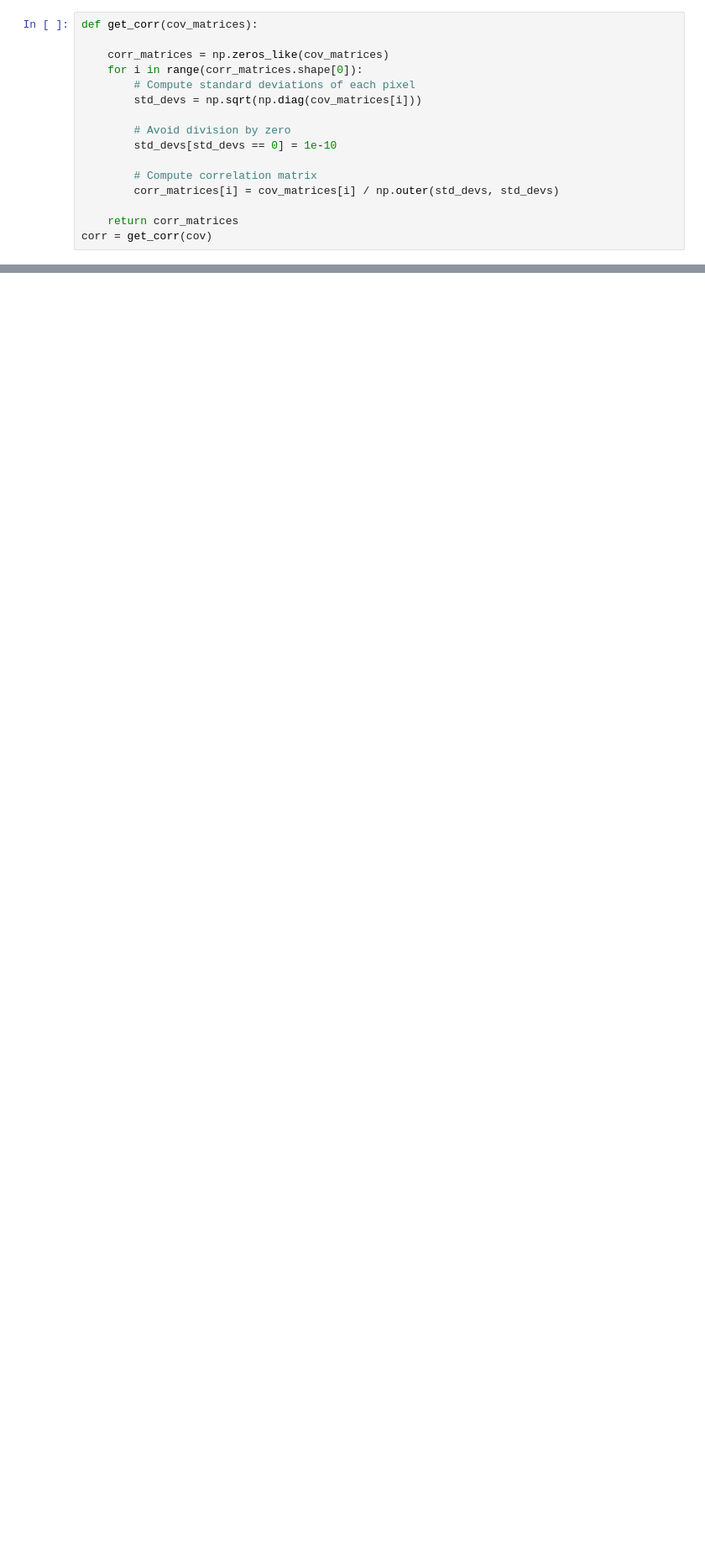
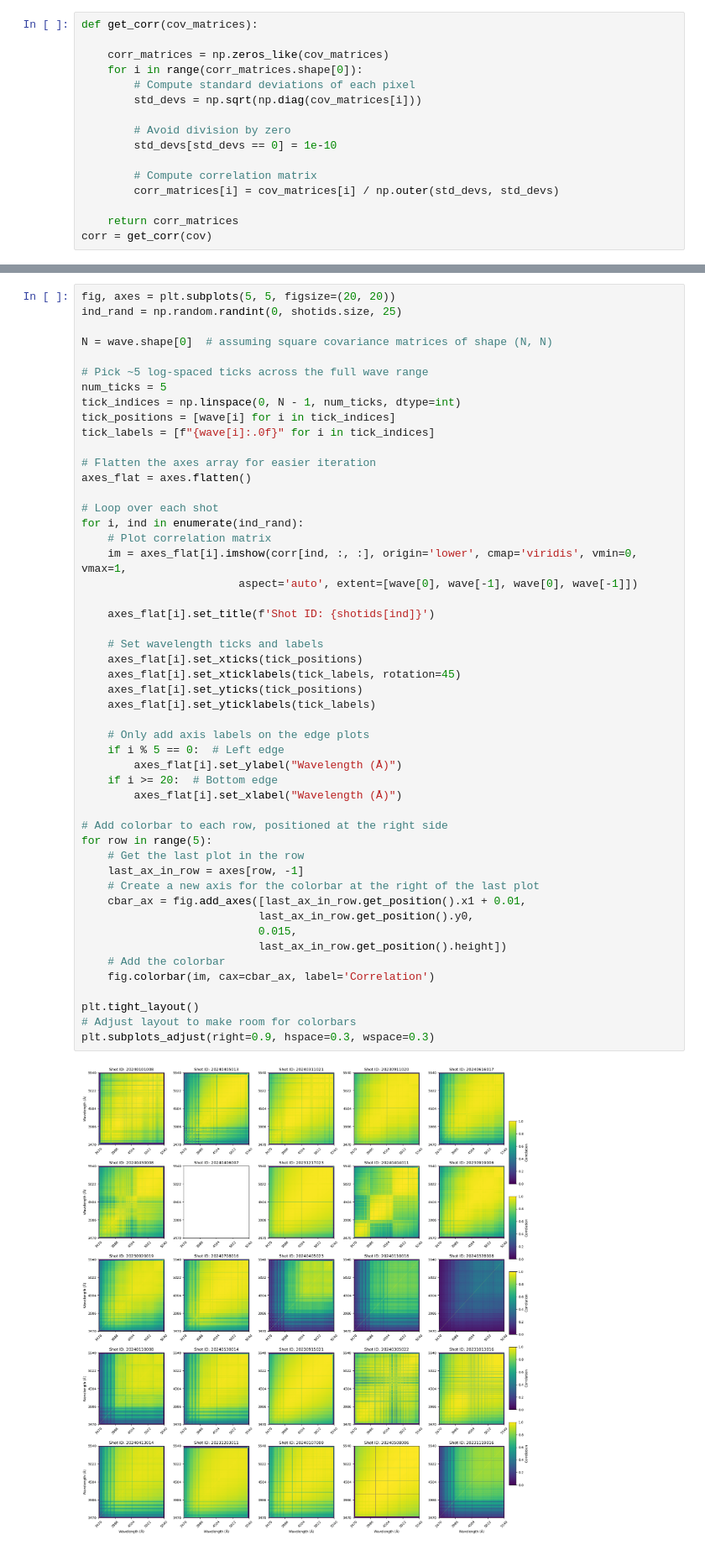
Before and after one commit to qezlou/hetdex_res, a Jupyter notebook: notebooks/get_cov_hub.ipynb, the cells around one changed output, grey strips where cells are left out. Shown at 84% size. Saved outputs shown, nothing was run; the diff lists cells and outputs as text; blank space fills up the shorter version.

```diff
--- a/notebooks/get_cov_hub.ipynb
+++ b/notebooks/get_cov_hub.ipynb
@@ -79,0 +81,52 @@ fig.tight_layout()
+# %%
+fig, axes = plt.subplots(5, 5, figsize=(20, 20))
+ind_rand = np.random.randint(0, shotids.size, 25)
+
+N = wave.shape[0]  # assuming square covariance matrices of shape (N, N)
+
+# Pick ~5 log-spaced ticks across the full wave range
+num_ticks = 5
+tick_indices = np.linspace(0, N - 1, num_ticks, dtype=int)
+tick_positions = [wave[i] for i in tick_indices]
+tick_labels = [f"{wave[i]:.0f}" for i in tick_indices]
+
+# Flatten the axes array for easier iteration
+axes_flat = axes.flatten()
+
+# Loop over each shot
+for i, ind in enumerate(ind_rand):
+    # Plot correlation matrix
+    im = axes_flat[i].imshow(corr[ind, :, :], origin='lower', cmap='viridis', vmin=0, vmax=1,
+                        aspect='auto', extent=[wave[0], wave[-1], wave[0], wave[-1]])
+
+    axes_flat[i].set_title(f'Shot ID: {shotids[ind]}')
+
+    # Set wavelength ticks and labels
+    axes_flat[i].set_xticks(tick_positions)
+    axes_flat[i].set_xticklabels(tick_labels, rotation=45)
+    axes_flat[i].set_yticks(tick_positions)
+    axes_flat[i].set_yticklabels(tick_labels)
+
+    # Only add axis labels on the edge plots
+    if i % 5 == 0:  # Left edge
+        axes_flat[i].set_ylabel("Wavelength (Å)")
+    if i >= 20:  # Bottom edge
+        axes_flat[i].set_xlabel("Wavelength (Å)")
+
+# Add colorbar to each row, positioned at the right side
+for row in range(5):
+    # Get the last plot in the row
+    last_ax_in_row = axes[row, -1]
+    # Create a new axis for the colorbar at the right of the last plot
+    cbar_ax = fig.add_axes([last_ax_in_row.get_position().x1 + 0.01,
+                           last_ax_in_row.get_position().y0,
+                           0.015,
+                           last_ax_in_row.get_position().height])
+    # Add the colorbar
+    fig.colorbar(im, cax=cbar_ax, label='Correlation')
+
+plt.tight_layout()
+# Adjust layout to make room for colorbars
+plt.subplots_adjust(right=0.9, hspace=0.3, wspace=0.3)
+# %% [output]
+[figure, added]
```
Also changed, not shown: parts of 4 cells of this notebook.
